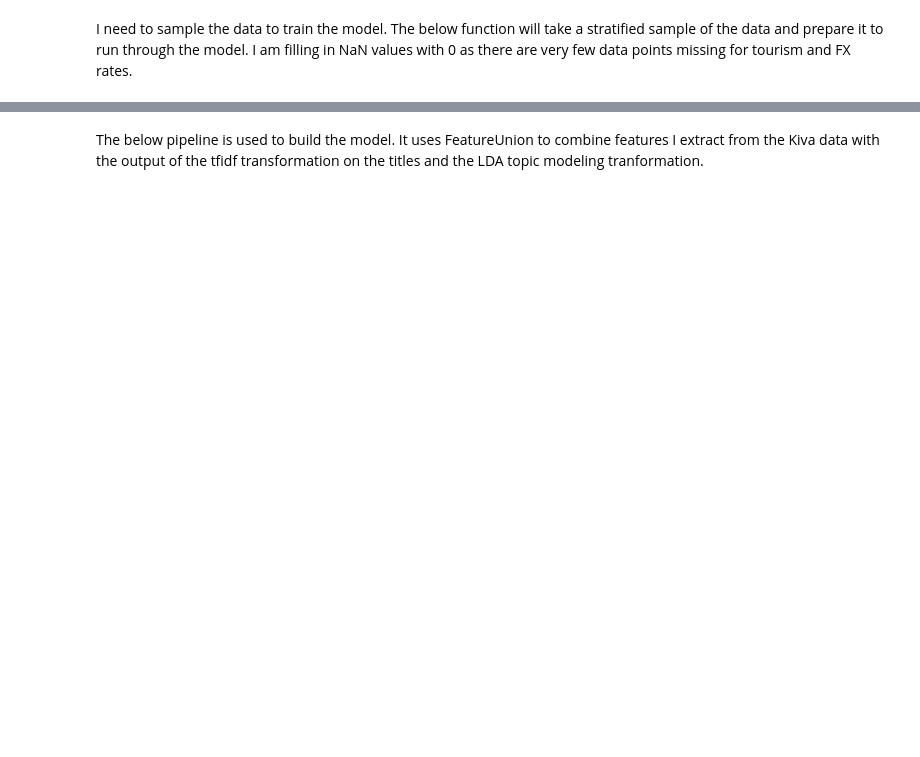
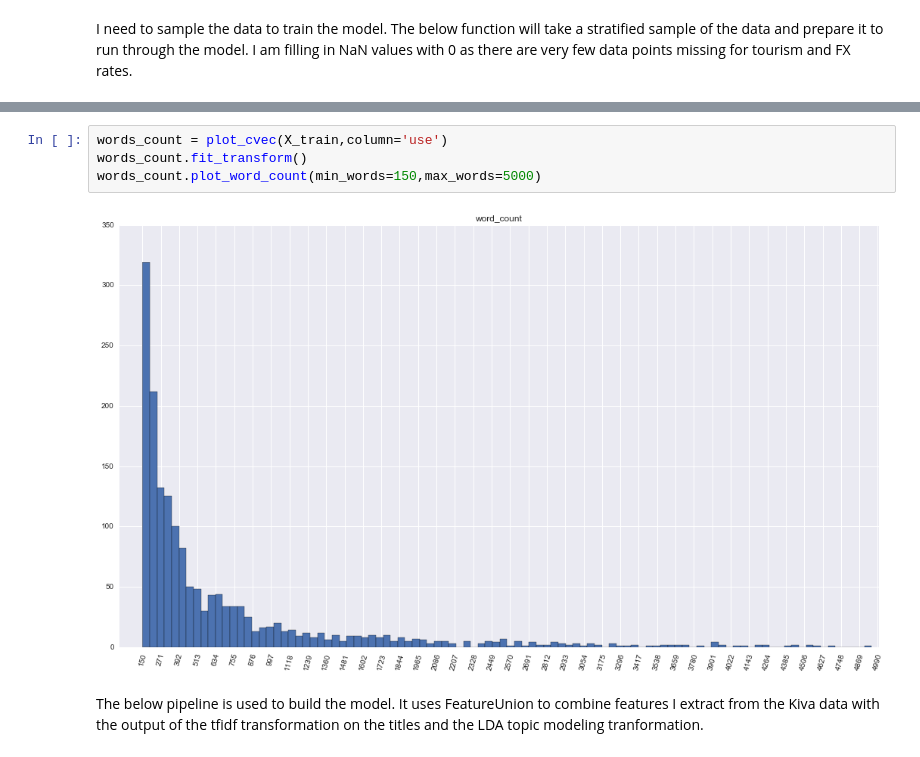
Before and after one commit to rddunlap23/DSI-Kiva-Capstone, a Jupyter notebook: Kiva - Capstone.ipynb, the cells around one changed output, grey strips where cells are left out. Cells and saved outputs as stored; diff of their text form; blank space fills up the shorter version.

```diff
--- a/Kiva - Capstone.ipynb
+++ b/Kiva - Capstone.ipynb
@@ -266,3 +319,9 @@ X_train, X_test, y_train, y_test = train_test_split(X, y, test_size=0.33, strati
+# %%
+words_count = plot_cvec(X_train,column='use')
+words_count.fit_transform()
+words_count.plot_word_count(min_words=150,max_words=5000)
+# %% [output]
+[figure, added]
 # %% [markdown]
 The below pipeline is used to build the model. It uses FeatureUnion to combine features I extract from the Kiva data with the output of the tfidf transformation on the titles and the LDA topic modeling tranformation.
 # %%
```
Also changed, not shown: parts of 32 cells of this notebook, 6 other files.
